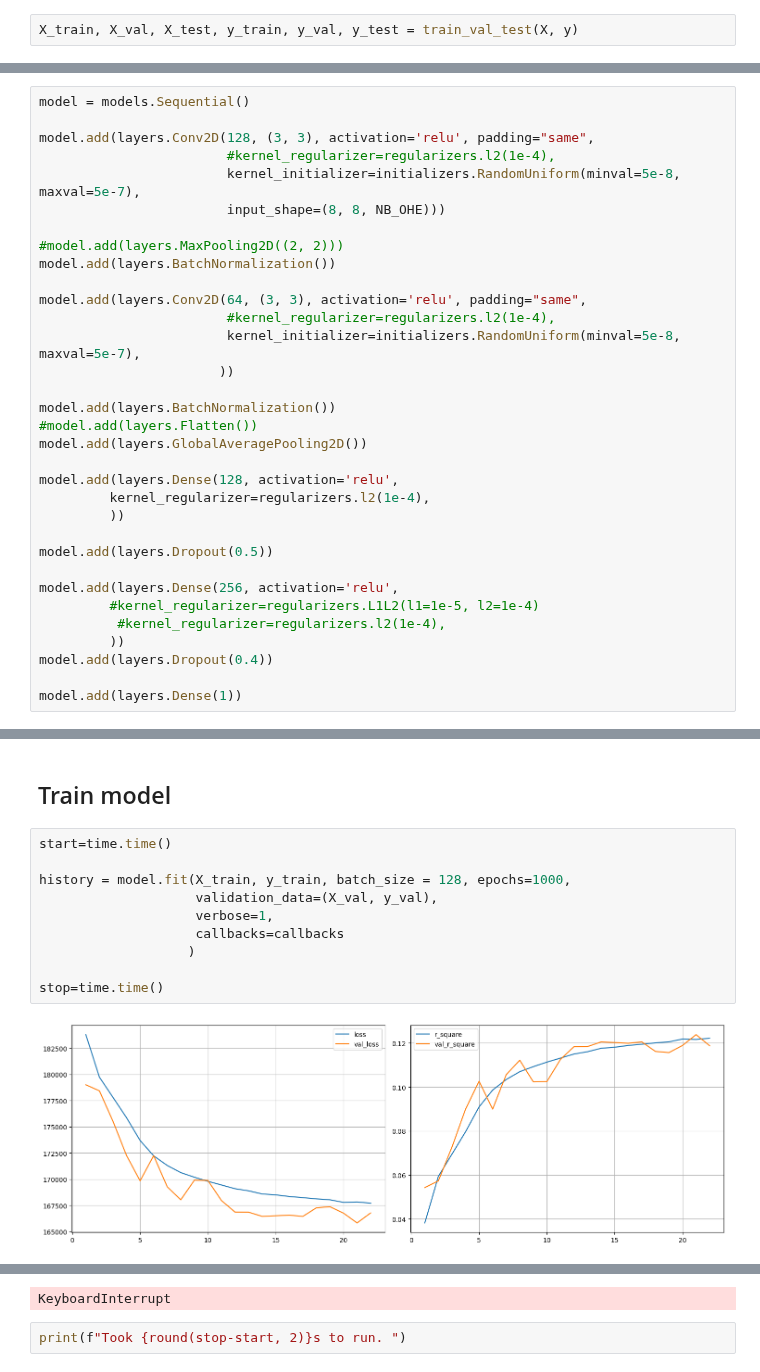
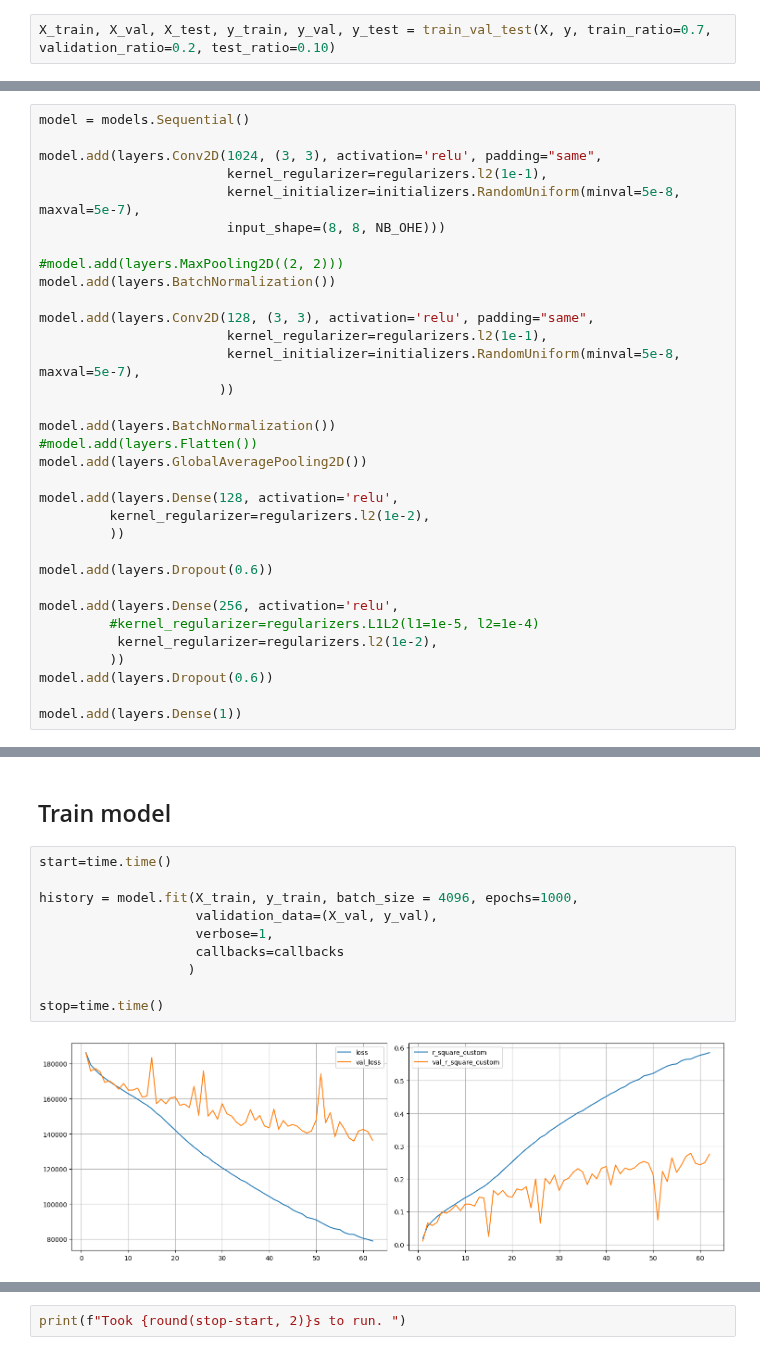
Before and after one commit to Tristan-Amadei/chess-moveAnalysis, a Jupyter notebook: Code/CNN/CNN.ipynb, the cells around one changed output, grey strips where cells are left out. Saved outputs shown, nothing was run; the diff lists cells and outputs as text.

```diff
--- a/Code/CNN/CNN.ipynb
+++ b/Code/CNN/CNN.ipynb
@@ -142,7 +142,7 @@ def train_val_test(dataX, dataY, train_ratio=0.75, validation_ratio=0.15, test_r
 
         return x_train, x_val, x_test, y_train, y_val, y_test
 # %%
-X_train, X_val, X_test, y_train, y_val, y_test = train_val_test(X, y)
+X_train, X_val, X_test, y_train, y_val, y_test = train_val_test(X, y, train_ratio=0.7, validation_ratio=0.2, test_ratio=0.10)
 # %%
 print(f"Training set shape : X_train -> {X_train.shape}, y_train -> {y_train.shape}")
 print(f"Validation set shape : X_val -> {X_val.shape}, y_val -> {y_val.shape}")
@@ -176,16 +176,16 @@ GPU is available
 # %%
 model = models.Sequential()
 
-model.add(layers.Conv2D(128, (3, 3), activation='relu', padding="same",
-                        #kernel_regularizer=regularizers.l2(1e-4),
+model.add(layers.Conv2D(1024, (3, 3), activation='relu', padding="same",
+                        kernel_regularizer=regularizers.l2(1e-1),
                         kernel_initializer=initializers.RandomUniform(minval=5e-8, maxval=5e-7),
                         input_shape=(8, 8, NB_OHE)))
 
 #model.add(layers.MaxPooling2D((2, 2)))
 model.add(layers.BatchNormalization())
 
-model.add(layers.Conv2D(64, (3, 3), activation='relu', padding="same",
-                        #kernel_regularizer=regularizers.l2(1e-4),
+model.add(layers.Conv2D(128, (3, 3), activation='relu', padding="same",
+                        kernel_regularizer=regularizers.l2(1e-1),
                         kernel_initializer=initializers.RandomUniform(minval=5e-8, maxval=5e-7),
                        ))
 
@@ -194,16 +194,16 @@ model.add(layers.BatchNormalization())
 model.add(layers.GlobalAveragePooling2D())
 
 model.add(layers.Dense(128, activation='relu',
-         kernel_regularizer=regularizers.l2(1e-4),
+         kernel_regularizer=regularizers.l2(1e-2),
          ))
 
-model.add(layers.Dropout(0.5))
+model.add(layers.Dropout(0.6))
 
 model.add(layers.Dense(256, activation='relu',
          #kernel_regularizer=regularizers.L1L2(l1=1e-5, l2=1e-4)
-          #kernel_regularizer=regularizers.l2(1e-4),
+          kernel_regularizer=regularizers.l2(1e-2),
          ))
-model.add(layers.Dropout(0.4))
+model.add(layers.Dropout(0.6))
 
 model.add(layers.Dense(1))
 # %%
@@ -263,12 +263,12 @@ callbacks = [
 # %%
 start=time.time()
 
-history = model.fit(X_train, y_train, batch_size = 128, epochs=1000,
+history = model.fit(X_train, y_train, batch_size = 4096, epochs=1000,
                     validation_data=(X_val, y_val),
                     verbose=1,
                     callbacks=callbacks
                    )
 
 stop=time.time()
 # %% [output]
-[figure, old version]
+[figure, new version]
@@ -277,4 +277,3 @@ Epoch 23/1000
-KeyboardInterrupt
 # %%
 print(f"Took {round(stop-start, 2)}s to run. ")
 # %%
```
Also changed, not shown: parts of 7 cells of this notebook, 1 other file.
